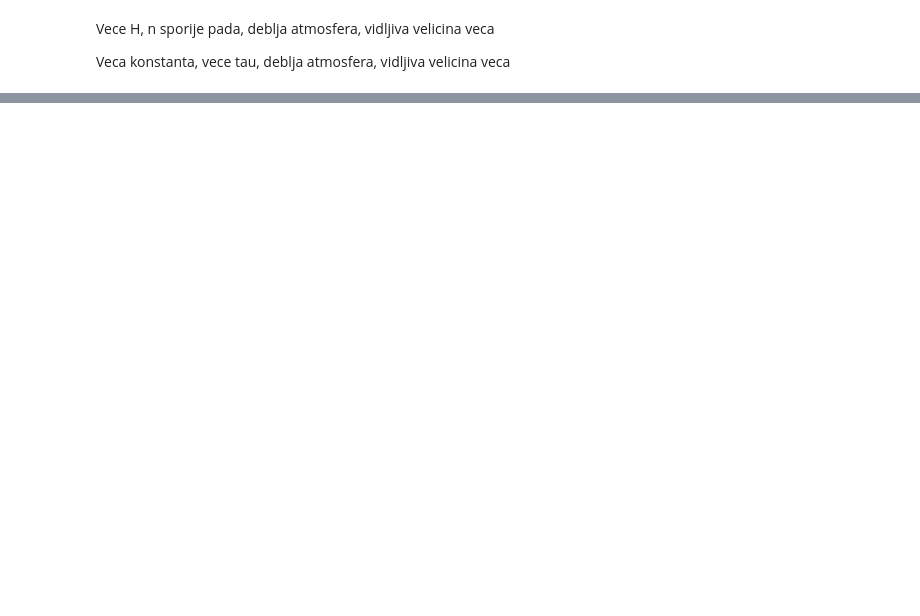
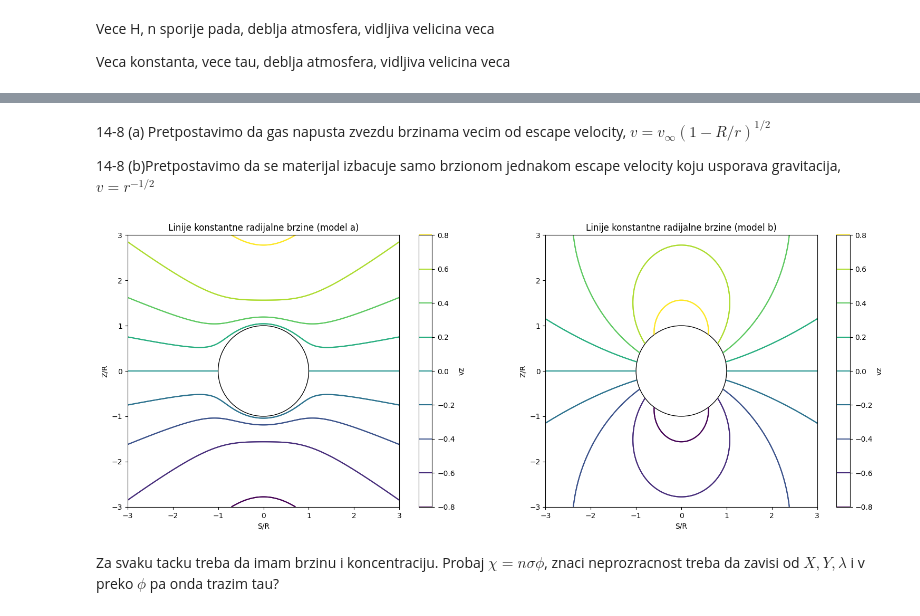
Before and after one commit to nmmladenovic-tech/moving_atmospheres_exercises, a Jupyter notebook: domaci.ipynb, the cells around one changed output, grey strips where cells are left out. Drawn from its saved outputs; the diff is of its cells as text; code cells hidden in the pictures; blank space fills up the shorter version.

```diff
--- a/domaci.ipynb
+++ b/domaci.ipynb
@@ -104,0 +107,43 @@ Veca konstanta, vece tau, deblja atmosfera, vidljiva velicina veca
+# %% [markdown]
+14-8 (a) Pretpostavimo da gas napusta zvezdu brzinama vecim od escape velocity, $v = v_\infty (1-R/r)^{1/2}$
+
+14-8 (b)Pretpostavimo da se materijal izbacuje samo brzionom jednakom escape velocity koju usporava gravitacija, $v = r ^{-1/2}$
+# %%
+## Nova mreza, probala da zadrzim staru notaicju
+
+z = np.linspace(-3*R, 3*R, 500)
+s = np.linspace(-3*R, 3*R, 500)
+Z, S = np.meshgrid(z, s)
+# %%
+r = np.sqrt(S**2 + Z**2)
+r[r == 0] = 1e-10  # Izbegavamo deljenje nulom
+# %%
+v_inf = 1.0 # ?
+v_a = v_inf * (1-R/r)**0.5
+v_a[r < R] = np.nan  # Preskačemo unutrašnjost zvezde
+vz_a = v_a * Z/r
+# %%
+v_b = v_inf * (r/R)**(-0.5)
+v_b[r < R] = np.nan  # Preskačemo unutrašnjost zvezde
+vz_b = v_b * Z/r
+# %%
+fig, axs = plt.subplots(1, 2, figsize=(16, 6))
+levels = np.arange(-0.8, 0.85, 0.2) # uzela iste vrednosti kao iz knjige
+axs[0].contour(S/R, Z/R, vz_a, levels=levels)
+axs[1].contour(S/R, Z/R, vz_b, levels=levels)
+for ax in axs:
+    circle =plt.Circle((0,0), 1, color = 'black', fill=False) # crna kruznica
+    ax.add_patch(circle) # dodajem centar zvezde, poluprecnik 1 jer delim sa R
+    ax.set_xlabel('S/R')
+    ax.set_ylabel('Z/R')
+    axs[0].set_title('Linije konstantne radijalne brzine (model a)')
+    axs[1].set_title('Linije konstantne radijalne brzine (model b)')
+    ax.set_aspect('equal')
+plt.colorbar(axs[0].contour(S/R, Z/R, vz_a, levels=levels), ax=axs[0], label='vz')
+plt.colorbar(axs[1].contour(S/R, Z/R, vz_b, levels=levels), ax=axs[1], label='vz')
+plt.tight_layout()
+plt.show()
+# %% [output]
+[figure, added]
+# %% [markdown]
+Za svaku tacku treba da imam brzinu i koncentraciju. Probaj $\chi = n \sigma \phi$, znaci neprozracnost treba da zavisi od $X,Y,\lambda$ i v preko $\phi$ pa onda trazim tau?
```
Also changed, not shown: parts of 10 cells of this notebook.
